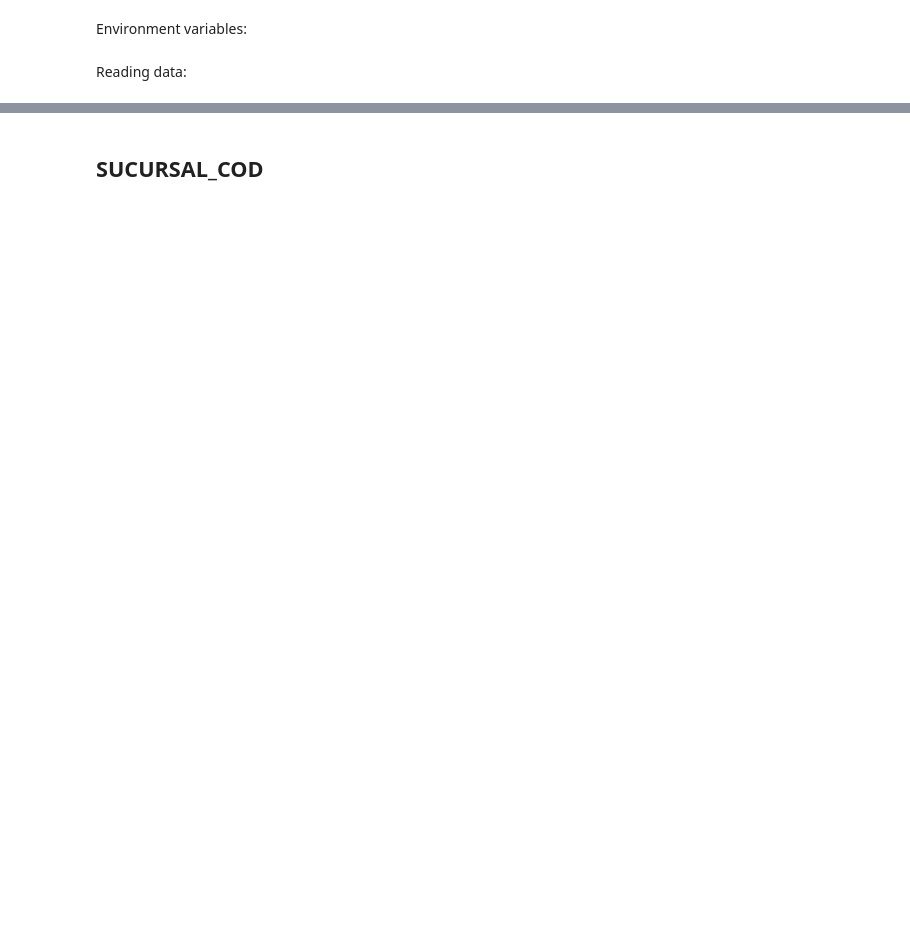
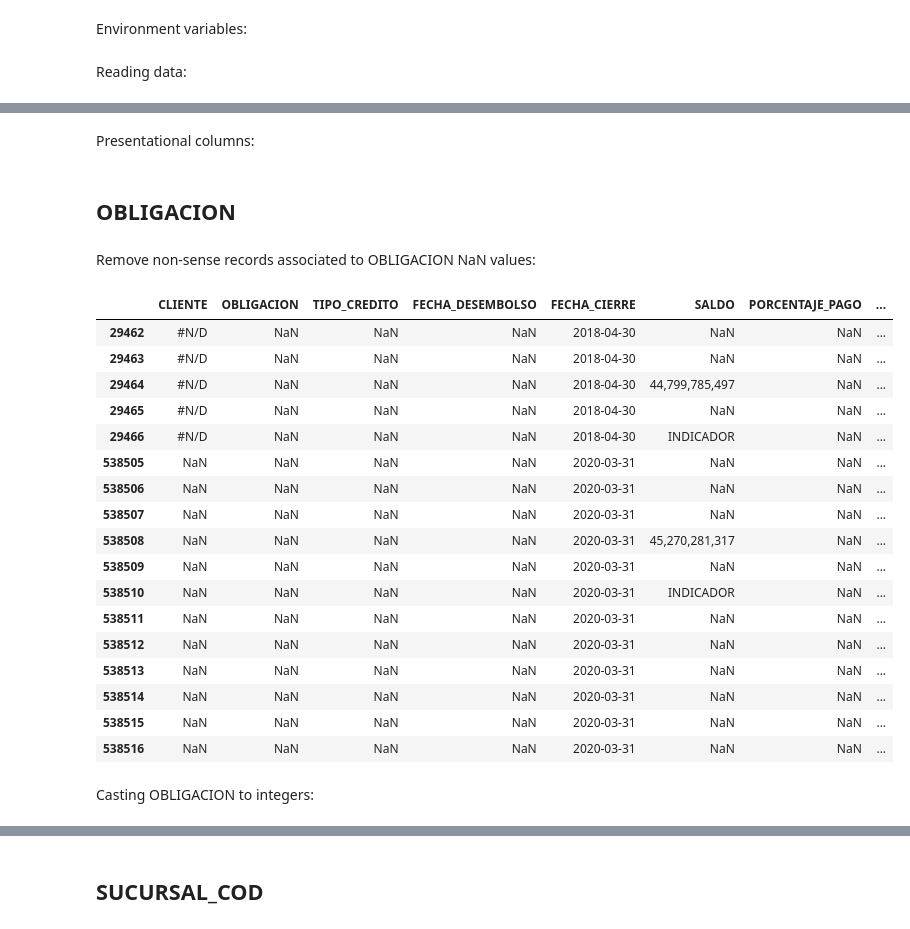
Before and after one commit to hdt94/ds4a-project, a Jupyter notebook: analytics/cleaning/cleaning_cartera.ipynb, the cells around one changed output, grey strips where cells are left out. Drawn from its saved outputs; the diff is of its cells as text; code cells hidden in the pictures; blank space fills up the shorter version.

```diff
--- a/analytics/cleaning/cleaning_cartera.ipynb
+++ b/analytics/cleaning/cleaning_cartera.ipynb
@@ -63,0 +55,72 @@ df.head()
+# %% [markdown]
+Presentational columns:
+# %%
+interest_cols = pd.Index([
+    'TIPO_CREDITO',
+    'CLIENTE',
+    'OBLIGACION',
+    'FECHA_CIERRE',
+    'VALOR_CUOTA',
+    'CUOTAS_PACTADAS',
+    'CUOTAS_PENDIENTES',
+    'PORCENTAJE_PAGO',
+    'MONTO',
+    'SALDO',
+    'CALIFICACION_CIERRE',
+    'VENCIDA',
+    'DIAS_VENCIDO',
+    'CAPITAL_VEN',
+    'INTERES_VEN',
+    'MORA',
+    'FECHA_SOLICITUD', 'FECHA_APROBA', 'FECHA_DESEMBOLSO',
+    'FECHA_ULT_PAGO',
+    'FECHA_CIERRE',
+    'FECHA_PROXIMO_PAGO',
+    'PERIODICIDAD_PAGO',
+    'FECHA_VENCIMIENTO_FINAL',
+])
+
+
+PRESENT_COLS = pd.Index([
+    'CLIENTE',
+    'OBLIGACION',
+    'TIPO_CREDITO',
+    'FECHA_DESEMBOLSO',
+    'FECHA_CIERRE',
+    # 'MONTO',
+    'SALDO',
+    'PORCENTAJE_PAGO',
+    'CUOTAS_PENDIENTES',
+    # 'CALIFICACION_CIERRE',
+])
+# %% [markdown]
+## OBLIGACION
+# %% [markdown]
+Remove non-sense records associated to OBLIGACION NaN values:
+# %%
+ind_na = df['OBLIGACION'].isna()
+discarded_df = df.loc[ind_na, PRESENT_COLS]
+df = df[~ind_na]
+
+discarded_df
+# %% [output]
+|  | CLIENTE | OBLIGACION | TIPO_CREDITO | FECHA_DESEMBOLSO | FECHA_CIERRE | SALDO | PORCENTAJE_PAGO | ... |
+| 29462 | #N/D | NaN | NaN | NaN | 2018-04-30 | NaN | NaN | ... |
+| 29463 | #N/D | NaN | NaN | NaN | 2018-04-30 | NaN | NaN | ... |
+| 29464 | #N/D | NaN | NaN | NaN | 2018-04-30 | 44,799,785,497 | NaN | ... |
+| 29465 | #N/D | NaN | NaN | NaN | 2018-04-30 | NaN | NaN | ... |
+| 29466 | #N/D | NaN | NaN | NaN | 2018-04-30 | INDICADOR | NaN | ... |
+| 538505 | NaN | NaN | NaN | NaN | 2020-03-31 | NaN | NaN | ... |
+| 538506 | NaN | NaN | NaN | NaN | 2020-03-31 | NaN | NaN | ... |
+| 538507 | NaN | NaN | NaN | NaN | 2020-03-31 | NaN | NaN | ... |
+| 538508 | NaN | NaN | NaN | NaN | 2020-03-31 | 45,270,281,317 | NaN | ... |
+| 538509 | NaN | NaN | NaN | NaN | 2020-03-31 | NaN | NaN | ... |
+| 538510 | NaN | NaN | NaN | NaN | 2020-03-31 | INDICADOR | NaN | ... |
+| 538511 | NaN | NaN | NaN | NaN | 2020-03-31 | NaN | NaN | ... |
+| 538512 | NaN | NaN | NaN | NaN | 2020-03-31 | NaN | NaN | ... |
+| 538513 | NaN | NaN | NaN | NaN | 2020-03-31 | NaN | NaN | ... |
+| 538514 | NaN | NaN | NaN | NaN | 2020-03-31 | NaN | NaN | ... |
+| 538515 | NaN | NaN | NaN | NaN | 2020-03-31 | NaN | NaN | ... |
+| 538516 | NaN | NaN | NaN | NaN | 2020-03-31 | NaN | NaN | ... |
+# %% [markdown]
+Casting OBLIGACION to integers:
```
Also changed, not shown: parts of 162 cells of this notebook.
